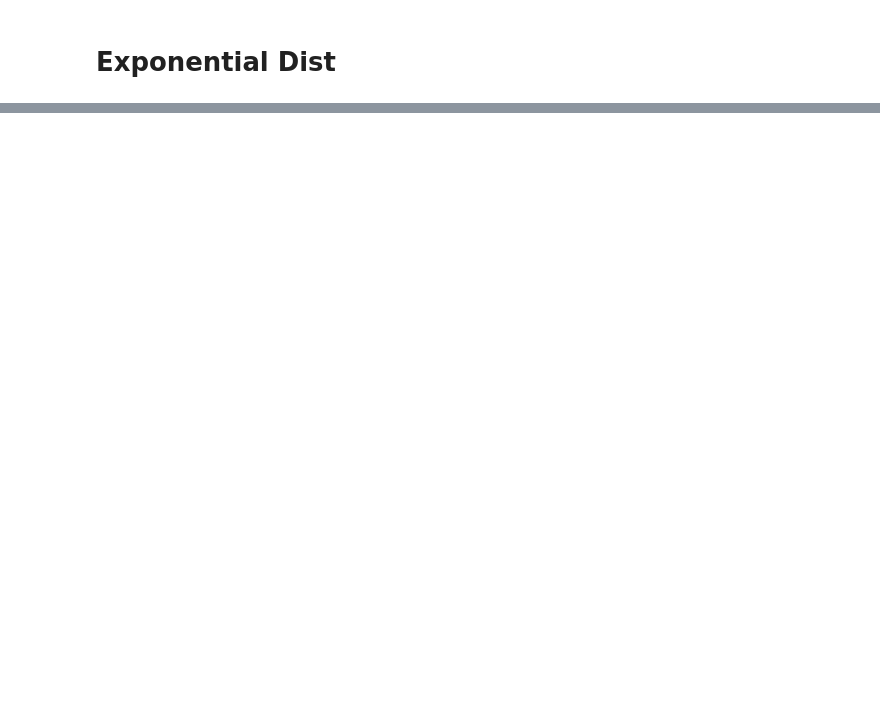
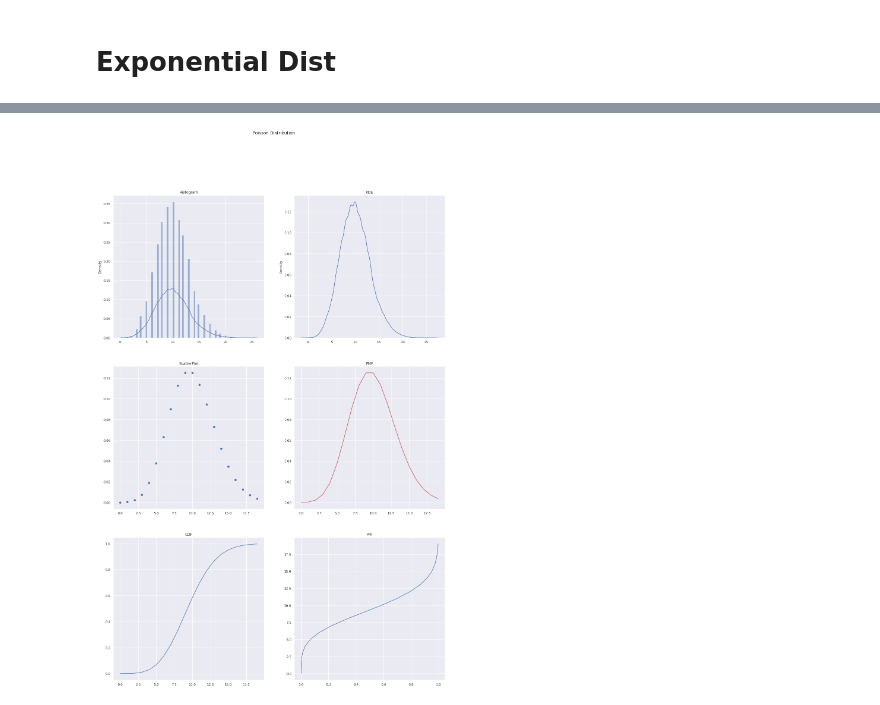
Before and after one commit to bhavinmoriya/Miscellaneous, a Jupyter notebook: basics-of-statistics.ipynb, the cells around one changed output, grey strips where cells are left out. Drawn from its saved outputs; the diff is of its cells as text; code cells hidden in the pictures; blank space fills up the shorter version.

```diff
--- a/basics-of-statistics.ipynb
+++ b/basics-of-statistics.ipynb
@@ -500,0 +503,4 @@ def exponential_dist(p=.5):
+# %%
+poisson_dist(10)
+# %% [output]
+[figure, added]
```
Also changed, not shown: parts of 17 cells of this notebook.
